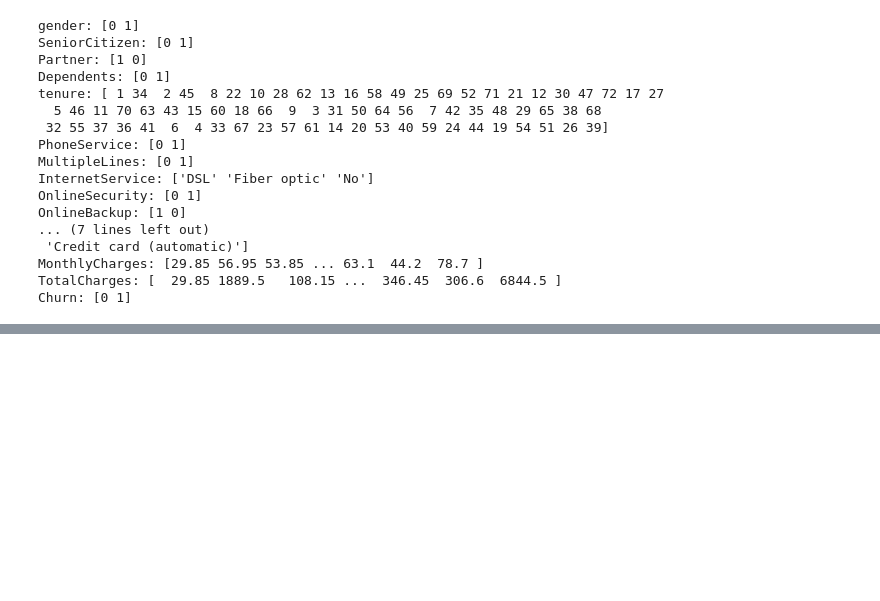
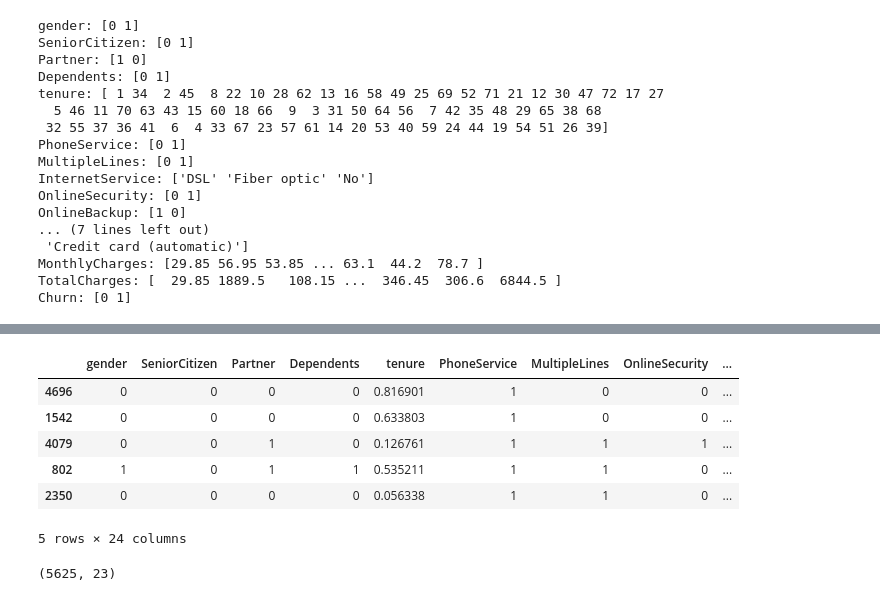
Before and after one commit to nickmirunsw/py-learning, a Jupyter notebook: tensorflow/tfnm.ipynb, the cells around one changed output, grey strips where cells are left out. Saved outputs shown, nothing was run; the diff lists cells and outputs as text; code cells hidden in the pictures; blank space fills up the shorter version.

```diff
--- a/tensorflow/tfnm.ipynb
+++ b/tensorflow/tfnm.ipynb
@@ -965,6 +965,6 @@ df.sample(5)
 5 rows × 21 columns
 # %%
-# df.drop('customerID', axis='columns', inplace=True)
+df.drop('customerID', axis='columns', inplace=True)
 df.sample(5)
 print(df.dtypes)
 print(df.shape)
@@ -1129,3 +1129,8 @@ OnlineBackup: [1 0]
 MonthlyCharges: [29.85 56.95 53.85 ... 63.1  44.2  78.7 ]
 TotalCharges: [  29.85 1889.5   108.15 ...  346.45  306.6  6844.5 ]
 Churn: [0 1]
+# %%
+df2 = pd.get_dummies(df1, columns=['InternetService', 'Contract', 'PaymentMethod'], drop_first=True)
+
+# Convert only the dummy columns to integer
+df2[df2.select_dtypes('bool').columns] = df2.select_dtypes('bool').astype(int)
@@ -1131,0 +1146,15 @@ Churn: [0 1]
+# %%
+from sklearn.preprocessing import MinMaxScaler
+scaler = MinMaxScaler()
+columns_to_scale = ['tenure', 'MonthlyCharges', 'TotalCharges']
+df2[columns_to_scale] = scaler.fit_transform(df2[columns_to_scale])
+# %%
+df2.sample(5)
+# %% [output]
+|  | gender | SeniorCitizen | Partner | Dependents | tenure | PhoneService | MultipleLines | OnlineSecurity | ... |
+| 4696 | 0 | 0 | 0 | 0 | 0.816901 | 1 | 0 | 0 | ... |
+| 1542 | 0 | 0 | 0 | 0 | 0.633803 | 1 | 0 | 0 | ... |
+| 4079 | 0 | 0 | 1 | 0 | 0.126761 | 1 | 1 | 1 | ... |
+| 802 | 1 | 0 | 1 | 1 | 0.535211 | 1 | 1 | 0 | ... |
+| 2350 | 0 | 0 | 0 | 0 | 0.056338 | 1 | 1 | 0 | ... |
+5 rows × 24 columns
@@ -1131,0 +1167,4 @@ Churn: [0 1]
+# %%
+X_train.shape
+# %% [output]
+(5625, 23)
```
Also changed, not shown: parts of 12 cells of this notebook.
